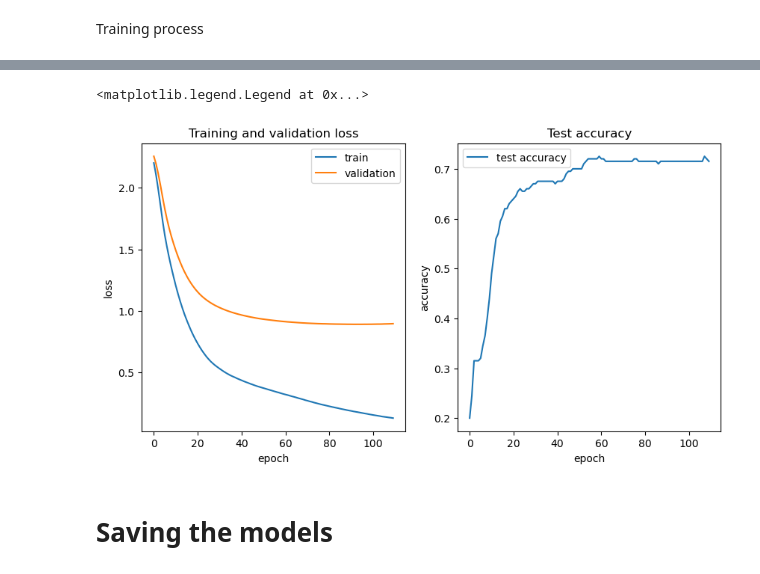
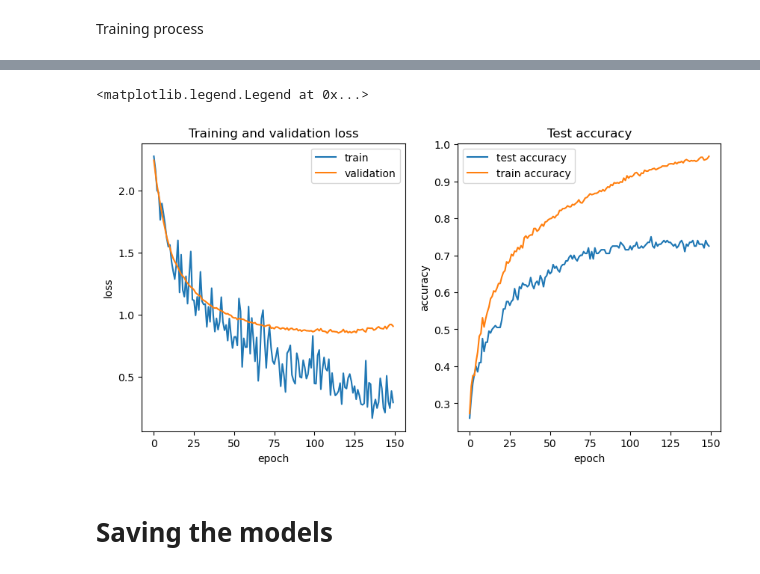
Before and after one commit to gabricarr/Naml-project, a Jupyter notebook: 30s_dataset_Neural_Network.ipynb, the cells around one changed output, grey strips where cells are left out. Cells and saved outputs as stored; diff of their text form; code cells hidden in the pictures.

```diff
--- a/30s_dataset_Neural_Network.ipynb
+++ b/30s_dataset_Neural_Network.ipynb
@@ -110,15 +112,16 @@ transform_norm = transforms.Compose([
 Here we are creating the training and test dataset
 # %%
 # Create the dataset
-gtzan_dataset = GTZANFeatures_30sDataset(features_file=features_file, transform=transform_norm, target_transform=target_transform)
+gtzan_dataset = GTZANFeaturesDataset(features_file=features_file, transform=transform_norm, target_transform=target_transform)
 
 # Split the dataset into training and test sets
 training_data, test_data = torch.utils.data.random_split(gtzan_dataset, [800, 200])
 
 # Create data loaders
-batch_size = 10
-train_dataloader = DataLoader(training_data, batch_size=batch_size)         # Each element in the dataloader iterable will return a batch of 64 features and labels.
-test_dataloader = DataLoader(test_data, batch_size=1)                       # We need to use a batch size of 1 to test the model!!!
+batch_size = 50
+shuffle = True
+train_dataloader = DataLoader(training_data, batch_size=batch_size, shuffle=shuffle)         # Each element in the dataloader iterable will return a batch of 64 features and labels.
+test_dataloader = DataLoader(test_data, batch_size=batch_size, shuffle=shuffle)                       # We need to use a batch size of 1 to test the model!!!
 # %% [markdown]
 ## Creating the Model
 # %% [markdown]
@@ -196,7 +197,7 @@ NeuralNetwork(
 Here we choose the optimizers
 # %%
 loss_fn = nn.CrossEntropyLoss()
-optimizer = torch.optim.Adam(model.parameters(), lr=1e-4)
+optimizer = torch.optim.RMSprop(model.parameters(), lr=1e-4)#, weight_decay=1e-4)
 # %% [markdown]
 Training loop: the model makes predictions on the training dataset (fed to it in batches), and
 backpropagates the prediction error to adjust the model's parameters.  (code from the official pytorch tutorials)
@@ -226,7 +228,6 @@ def train(dataloader, model, loss_fn, optimizer):
 We also check the model's performance against the test dataset to ensure it is learning.
 # %%
 def test_loss(dataloader, model, loss_fn):
-    size = len(dataloader.dataset)
     num_batches = len(dataloader)                   # c'e' un problema, il batch è 10!!!
 
     # Sets the model in 'evaluation' mode
@@ -258,7 +259,7 @@ def test_accuracy(dataloader, model):
         for X, y in dataloader:                           #  (they are used in the backprop phase to compute the gradients)
             X, y = X.to(device), y.to(device)
             pred = model(X)
-            correct += (torch.argmax(pred) == torch.argmax(y)).item()     # The prediction is the argmax of the last layer
+            correct += (pred.argmax(1) == y).type(torch.float).sum().item()     # The prediction is the argmax of the last layer
     correct /= size
     return correct
 
@@ -267,12 +268,13 @@ def test_accuracy(dataloader, model):
 # %% [markdown]
 Training process
 # %%
-epochs = 110
+epochs = 150
 
 # Histories
 train_history = list()
 validation_history = list()
 accuracy_test_history = list()
+accuracy_train_history = list()
 
 # Training loop
 for t in range(epochs):
@@ -284,6 +286,7 @@ for t in range(epochs):
     train_history.append(train_loss)
     validation_history.append(validation_loss)
     accuracy_test_history.append(test_accuracy(test_dataloader, model))
+    accuracy_train_history.append(test_accuracy(train_dataloader, model))
 print("Done!")
 
 print(f"{test_accuracy(test_dataloader, model)*100:.2f}%")
@@ -302,6 +305,7 @@ axs[0].legend()
 
 # Accuracy
 axs[1].plot(accuracy_test_history, label = 'test accuracy')
+axs[1].plot(accuracy_train_history, label = 'train accuracy')
 axs[1].set_xlabel("epoch")
 axs[1].set_ylabel("accuracy")
 axs[1].set_title("Test accuracy")
@@ -327,5 +331,5 @@ Done!
 <matplotlib.legend.Legend at 0x...>
-[figure, old version]
+[figure, new version]
 # %% [markdown]
 # Saving the models
 # %% [markdown]
```
Also changed, not shown: parts of 8 cells of this notebook, 5 other files.
